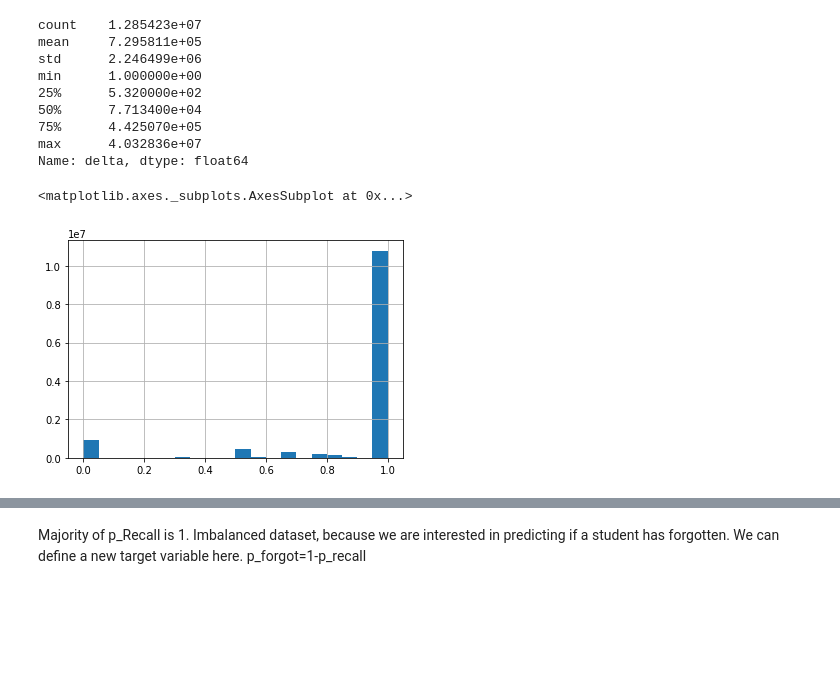
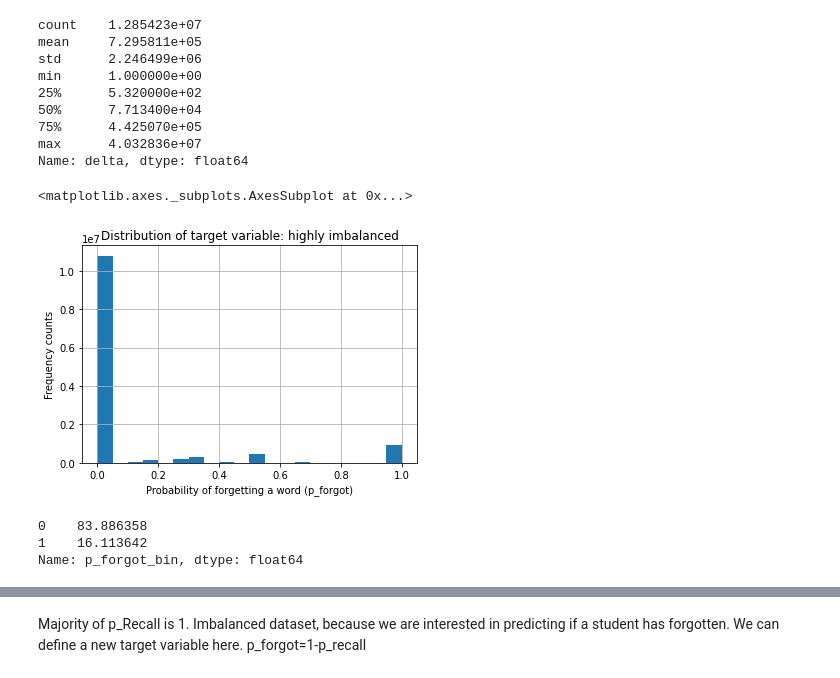
Before and after one commit to rts1988/Duolingo_spaced_repetition, a Jupyter notebook: Duolingo_spaced_repetition.ipynb, the cells around one changed output, grey strips where cells are left out. Cells and saved outputs as stored; diff of their text form; code cells hidden in the pictures; blank space fills up the shorter version.

```diff
--- a/Duolingo_spaced_repetition.ipynb
+++ b/Duolingo_spaced_repetition.ipynb
@@ -70,8 +70,3 @@ min      1.000000e+00
 75%      4.425070e+05
 max      4.032836e+07
 Name: delta, dtype: float64
-# %%
-datadf['p_recall'].hist(bins=20)
-# %% [output]
-<matplotlib.axes._subplots.AxesSubplot at 0x...>
-[figure, removed]
@@ -77,0 +75,9 @@ datadf['p_recall'].hist(bins=20)
+# %%
+plt.figure()
+plt.xlabel("Probability of forgetting a word (p_forgot)")
+plt.ylabel("Frequency counts")
+plt.title("Distribution of target variable: highly imbalanced")
+datadf['p_forgot'].hist(bins=20)
+# %% [output]
+<matplotlib.axes._subplots.AxesSubplot at 0x...>
+[figure, added]
@@ -77,0 +86,6 @@ datadf['p_recall'].hist(bins=20)
+# %%
+datadf['p_forgot_bin'].value_counts(normalize=True)*100
+# %% [output]
+0    83.886358
+1    16.113642
+Name: p_forgot_bin, dtype: float64
```
Also changed, not shown: parts of 36 cells of this notebook.
